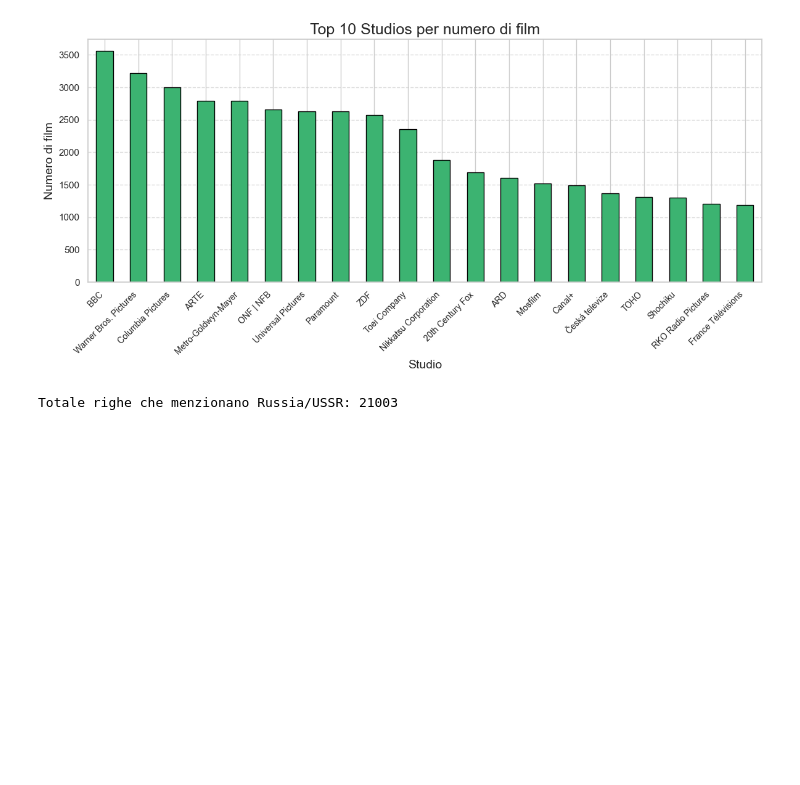
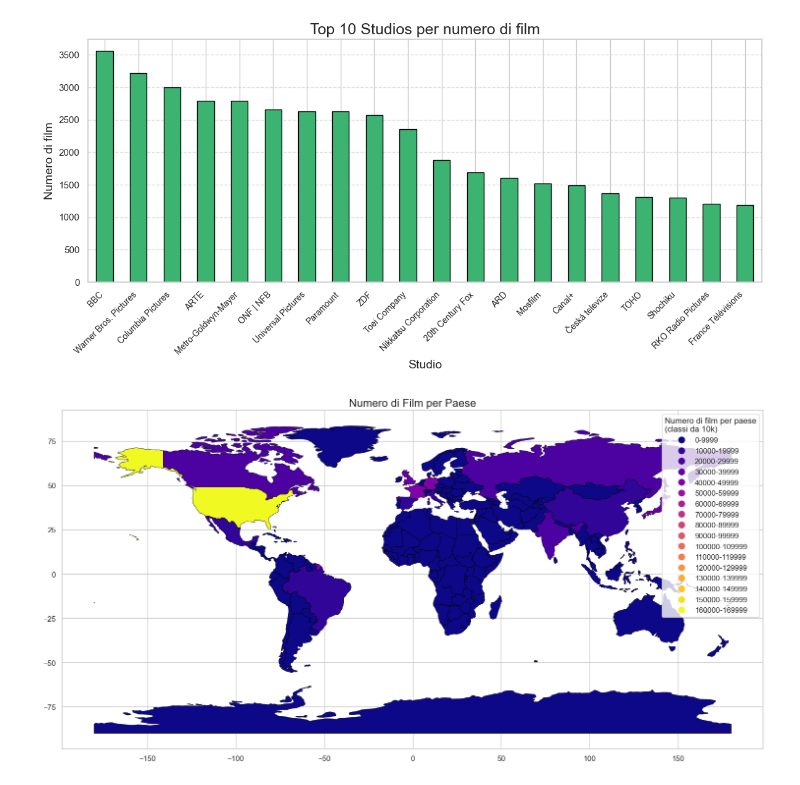
Before and after one commit to Carmelo-Spadaro/IUM, a Jupyter notebook: notebook.ipynb, the cells around one changed output. Drawn from its saved outputs; the diff is of its cells as text; code cells hidden in the pictures; blank space fills up the shorter version.

```diff
--- a/notebook.ipynb
+++ b/notebook.ipynb
@@ -1644,32 +1662,68 @@ fig.update_layout(
 
 fig.show()
 # %%
+import pandas as pd
+import geopandas as gpd
+import matplotlib.pyplot as plt
 
-# 2. Normalizza i nomi dei paesi
-countries["country"] = (
+# === 1. Caricamento dei dati ===
+# Uniamo il dataset released_movies con countries utilizzando il campo "id"
+merged_data = pd.merge(released_movies, countries, on="id")
+
+# Rimuoviamo i paesi che non hanno film associati (rimuovendo i NaN nella colonna "country")
+merged_data = merged_data.dropna(subset=["country"])
+# world deve essere il file geografico corretto (GeoJSON, .shp, ecc.)
+world = gpd.read_file(file_path)
+
+# Pulisci i nomi dei paesi nel dataset countries
+countries["country_clean"] = (
     countries["country"]
     .astype(str)
     .str.strip()
     .str.lower()
     .replace({
         "russian federation": "russia",
         "ussr": "russia",
         "uk": "united kingdom",
         "usa": "united states of america",
         "yugoslavia": "serbia",
-        "serbia and montengero": "serbia",
-        "east germany" : "germany",
-        "Czechoslovakia": "Czechia"
-
+        "serbia and montenegro": "serbia",
+        "Czechoslovakia": "Czechia",
+        "east germany": "germany",
     })
 )
 
+# Anche i nomi dei paesi della mappa devono essere uniformati
+world["NAME_clean"] = world["NAME"].astype(str).str.strip().str.lower()
 
+# Merge tra releases e countries per ottenere i paesi dei film
+merged_data = pd.merge(released_movies, countries[["id", "country_clean"]], on="id")
 
-# 4. Conta le righe totali in cui compare Russia (inclusi duplicati o co-produzioni)
-total_rows_russian = countries[countries["country_clean"] == "russia"].shape[0]
+# Conta i film per paese pulito
+country_film_counts = merged_data["country_clean"].value_counts().reset_index()
+country_film_counts.columns = ["country_clean", "film_count"]
 
-# 5. Stampa il risultato
-print(f"Totale righe che menzionano Russia/USSR: {total_rows_russian}")
+# Merge con il GeoDataFrame world
+merged_map = world.set_index("NAME_clean").join(country_film_counts.set_index("country_clean"))
+
+# Sostituiamo i NaN con 0
+merged_map["film_count"] = merged_map["film_count"].fillna(0)
+
+# Definizione dei bin ogni 10.000 film
+max_films = int(merged_map["film_count"].max())
+bins = list(range(0, max_films + 10000, 10000))
+labels = [f"{b}-{b+9999}" for b in bins[:-1]]
+merged_map["film_class"] = pd.cut(merged_map["film_count"], bins=bins, labels=labels, include_lowest=True)
+
+# === 2. Plot della mappa ===
+fig, ax = plt.subplots(1, 1, figsize=(15, 10))
+
+merged_map.plot(column="film_class", ax=ax, legend=True,
+                cmap="plasma", edgecolor="black", linewidth=0.5,
+                legend_kwds={'title': "Numero di film per paese\n(classi da 10k)"})
+
+ax.set_title("Numero di Film per Paese", fontsize=16)
+plt.tight_layout()
+plt.show()
 # %% [output]
-Totale righe che menzionano Russia/USSR: 21003
+[figure, added]
```
Also changed, not shown: parts of 7 cells of this notebook.
